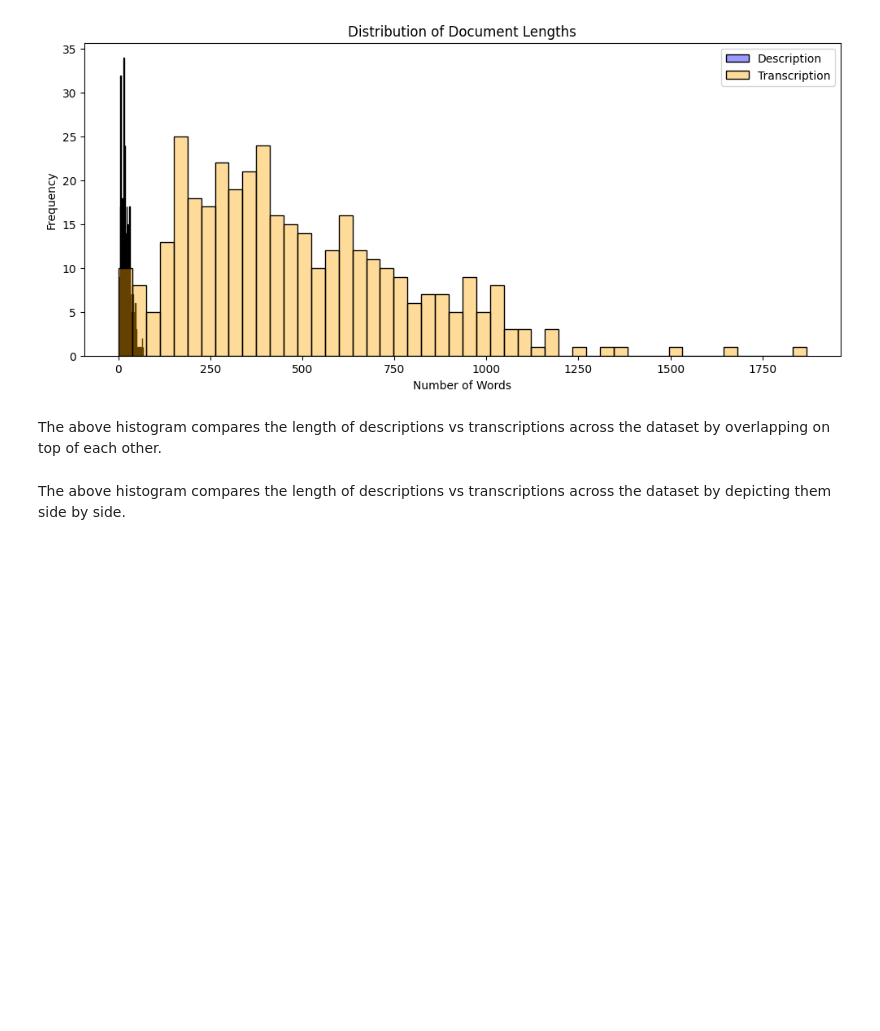
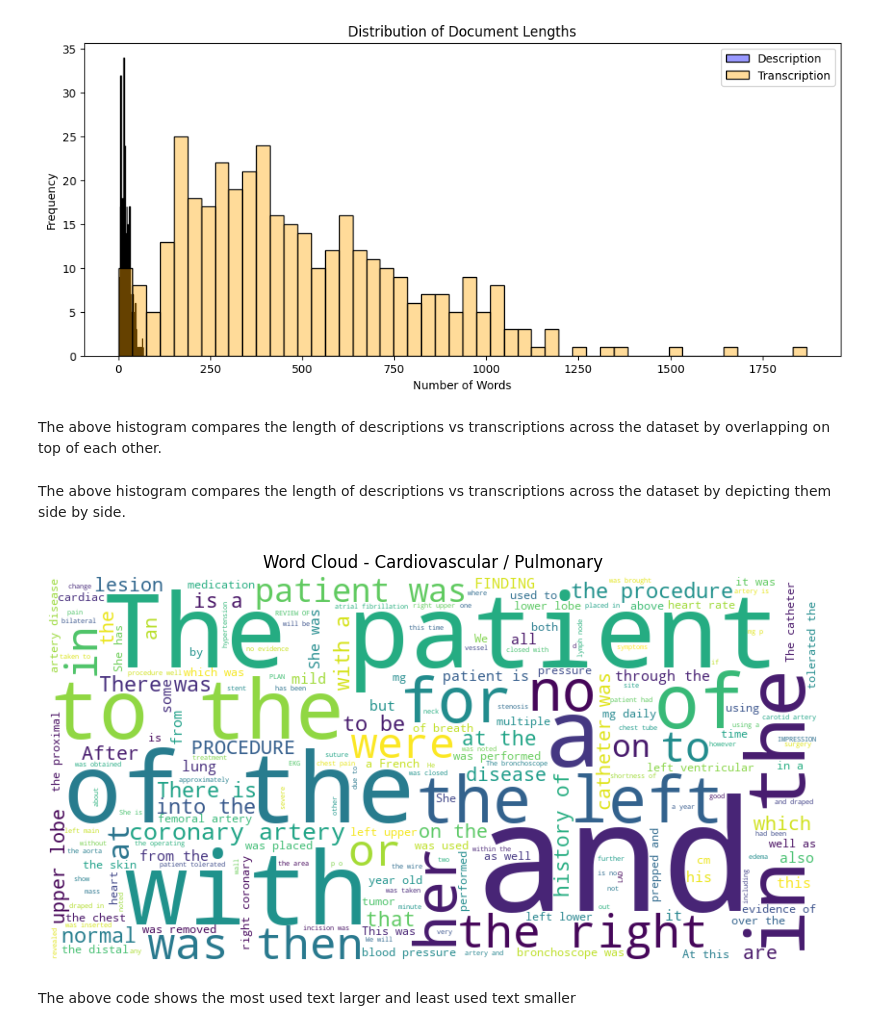
Before and after one commit to CortexTech/Clinical-Document-Classification-System, a Jupyter notebook: 1_eda_and_preprocessing.ipynb, the cells around one changed output. Saved outputs shown, nothing was run; the diff lists cells and outputs as text; code cells hidden in the pictures; blank space fills up the shorter version.

Commit message:
Added a word cloud for the Cardiovascular / Pulmonary specialty

```diff
--- a/1_eda_and_preprocessing.ipynb
+++ b/1_eda_and_preprocessing.ipynb
@@ -40,3 +40,21 @@ plt.tight_layout()
 plt.show()
 # %% [markdown]
 The above histogram compares the length of descriptions vs transcriptions across the dataset by depicting them side by side.
+# %%
+from wordcloud import WordCloud
+
+specialty = "Cardiovascular / Pulmonary"
+text = " ".join(df[df['medical_specialty'] == specialty]['transcription'].astype(str))
+
+wc = WordCloud(width=800, height=400, background_color='white',
+               stopwords='english').generate(text)
+
+plt.figure(figsize=(10,5))
+plt.imshow(wc, interpolation="bilinear")
+plt.axis("off")
+plt.title(f"Word Cloud - {specialty}")
+plt.show()
+# %% [output]
+[figure, added]
+# %% [markdown]
+The above code shows the most used text larger and least used text smaller
```
